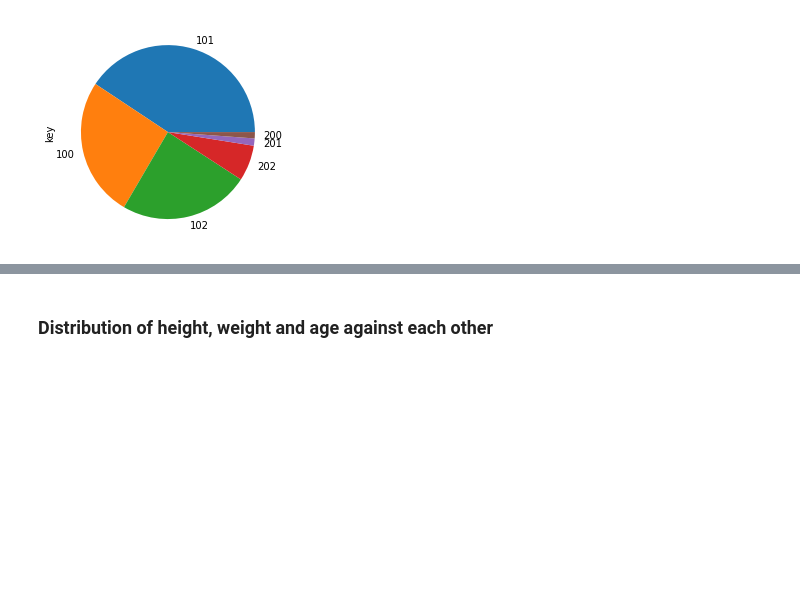
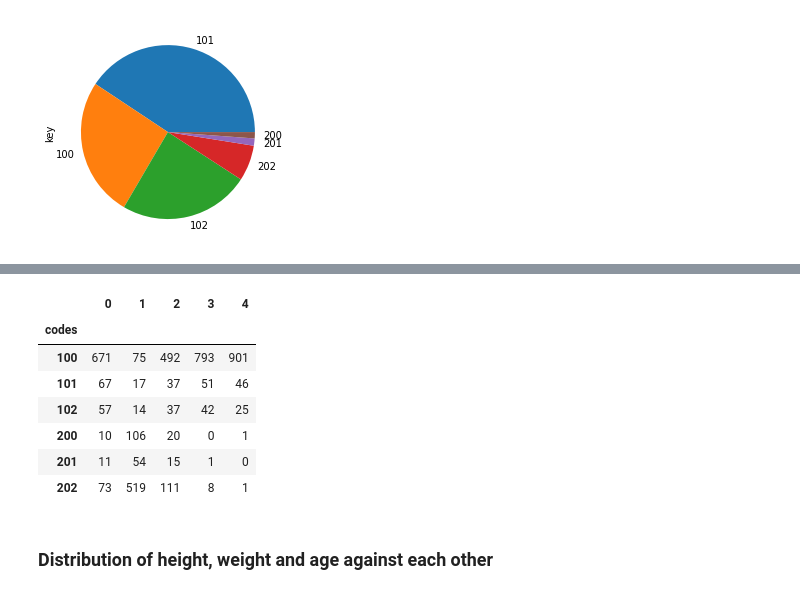
Before and after one commit to Welthungerhilfe/cgm-ml, a Jupyter notebook: src/data_utils/dataset_EDA/anon-depthmap-95k/EDA_anon-depthmap-95k.ipynb, the cells around one changed output, grey strips where cells are left out. Drawn from its saved outputs; the diff is of its cells as text; code cells hidden in the pictures; blank space fills up the shorter version.

```diff
--- a/src/data_utils/dataset_EDA/anon-depthmap-95k/EDA_anon-depthmap-95k.ipynb
+++ b/src/data_utils/dataset_EDA/anon-depthmap-95k/EDA_anon-depthmap-95k.ipynb
@@ -90,3 +101,14 @@ Name: key, dtype: int64
+# %%
+calculate_code_age_distribution(scans)
+# %% [output]
+|  | 0 | 1 | 2 | 3 | 4 |
+| codes |  |  |  |  |  |
+| 100 | 671 | 75 | 492 | 793 | 901 |
+| 101 | 67 | 17 | 37 | 51 | 46 |
+| 102 | 57 | 14 | 37 | 42 | 25 |
+| 200 | 10 | 106 | 20 | 0 | 1 |
+| 201 | 11 | 54 | 15 | 1 | 0 |
+| 202 | 73 | 519 | 111 | 8 | 1 |
 # %% [markdown]
 ### Distribution of height, weight and age against each other
 # %%
```
Also changed, not shown: parts of 2 cells of this notebook, 4 other files.
